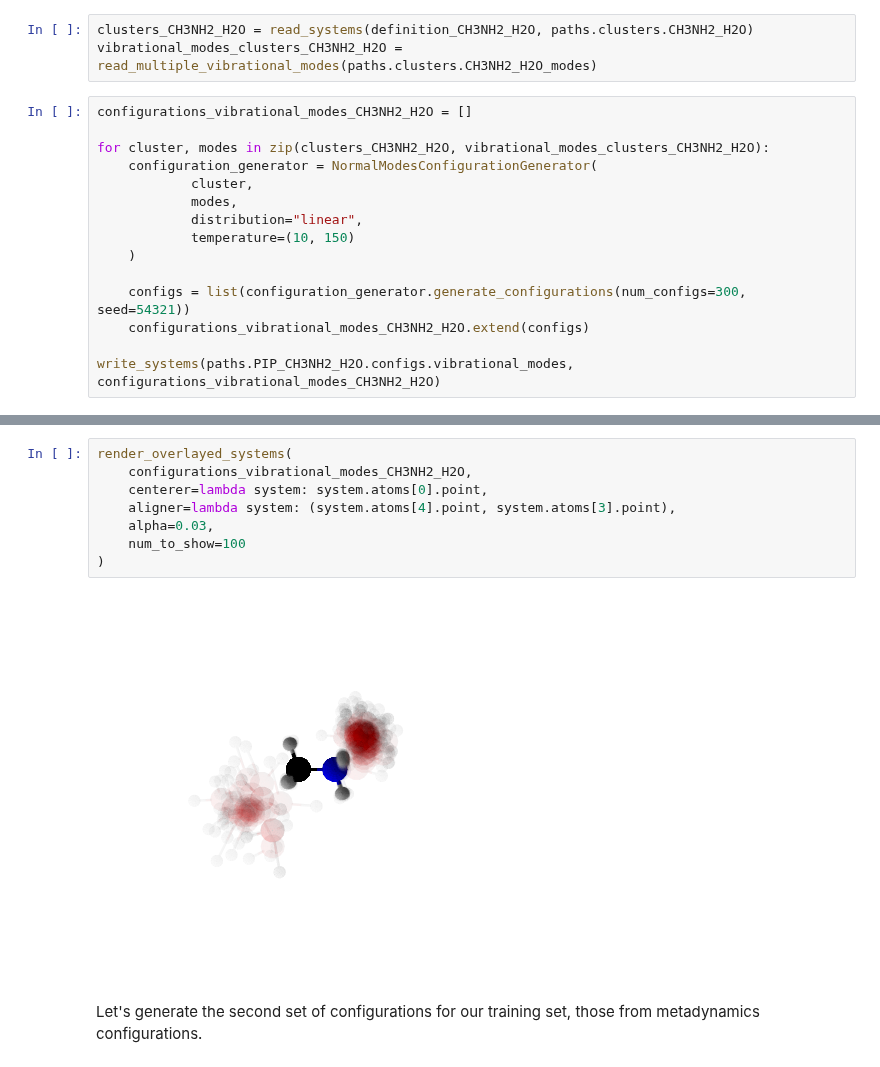
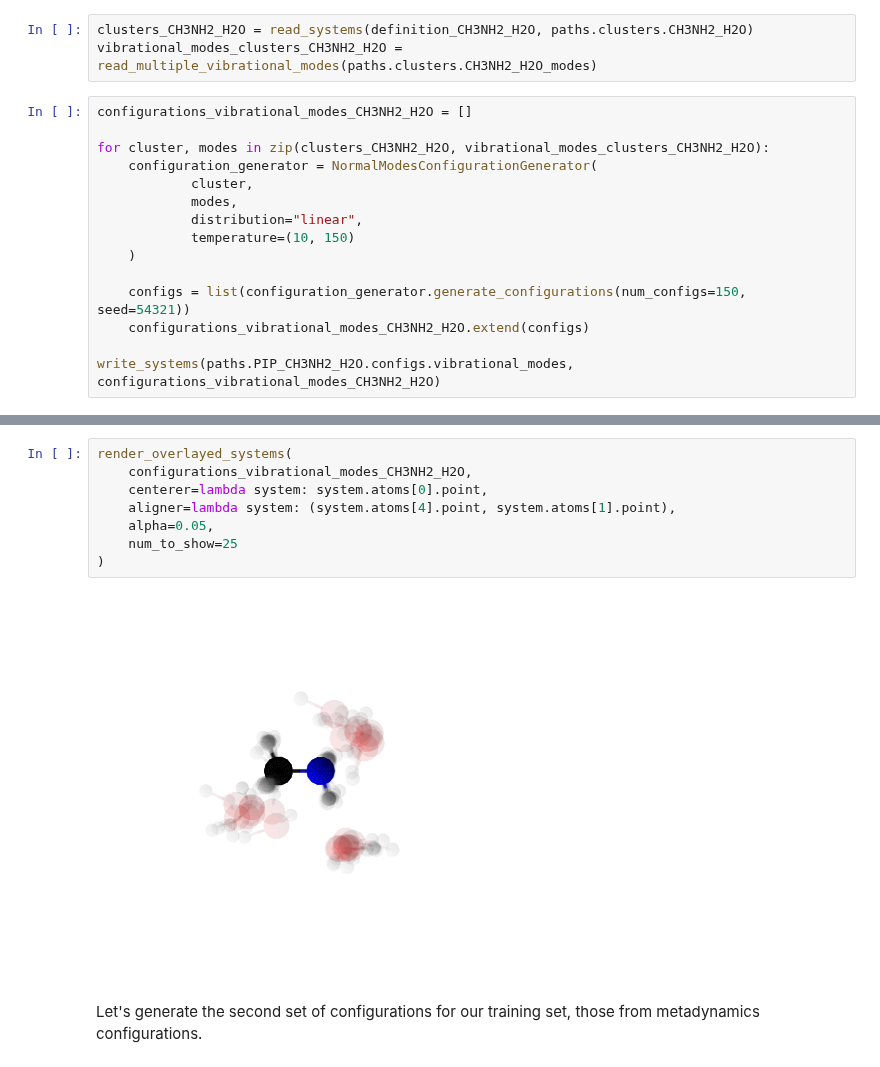
Before and after one commit to PolyachenkoYA/QDMS_2025, a Jupyter notebook: tutorials/2_Many-Body_Model_Build-Along/Tutorial_2.3.ipynb, the cells around one changed output, grey strips where cells are left out. Saved outputs shown, nothing was run; the diff lists cells and outputs as text.

```diff
--- a/tutorials/2_Many-Body_Model_Build-Along/Tutorial_2.3.ipynb
+++ b/tutorials/2_Many-Body_Model_Build-Along/Tutorial_2.3.ipynb
@@ -44,7 +47,7 @@ for cluster, modes in zip(clusters_CH3NH2_H2O, vibrational_modes_clusters_CH3NH2
             temperature=(10, 150)
     )
 
-    configs = list(configuration_generator.generate_configurations(num_configs=300, seed=54321))
+    configs = list(configuration_generator.generate_configurations(num_configs=150, seed=54321))
     configurations_vibrational_modes_CH3NH2_H2O.extend(configs)
 
 write_systems(paths.PIP_CH3NH2_H2O.configs.vibrational_modes, configurations_vibrational_modes_CH3NH2_H2O)
@@ -71,13 +74,13 @@ Normal Distribution Configuration generation complete! Generated 300 configs.
 # %%
 render_overlayed_systems(
     configurations_vibrational_modes_CH3NH2_H2O,
     centerer=lambda system: system.atoms[0].point,
-    aligner=lambda system: (system.atoms[4].point, system.atoms[3].point),
-    alpha=0.03,
-    num_to_show=100
+    aligner=lambda system: (system.atoms[4].point, system.atoms[1].point),
+    alpha=0.05,
+    num_to_show=25
 )
 # %% [output]
-[figure, old version]
+[figure, new version]
 # %% [markdown]
 Let's generate the second set of configurations for our training set, those from metadynamics configurations.
 # %% [markdown]
```
Also changed, not shown: parts of 19 cells of this notebook, 5 other files.
